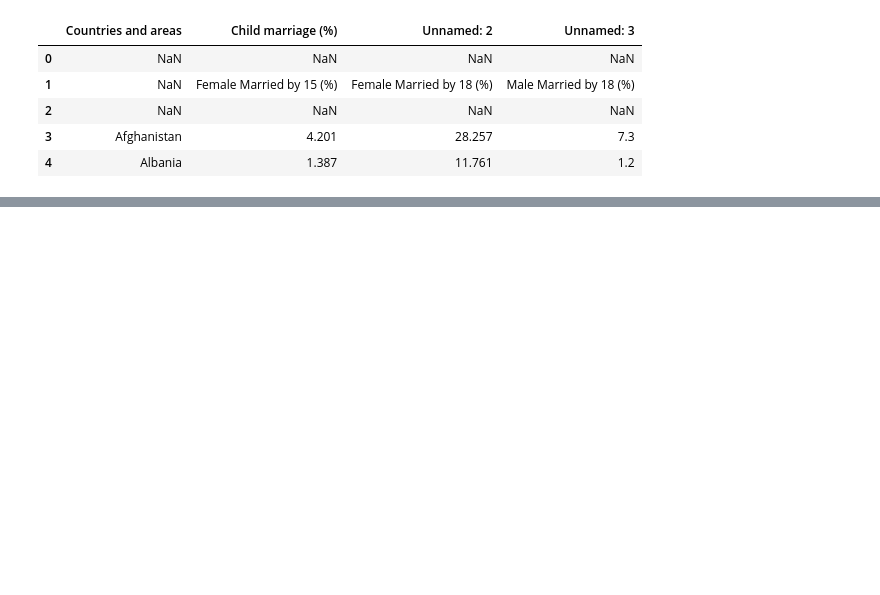
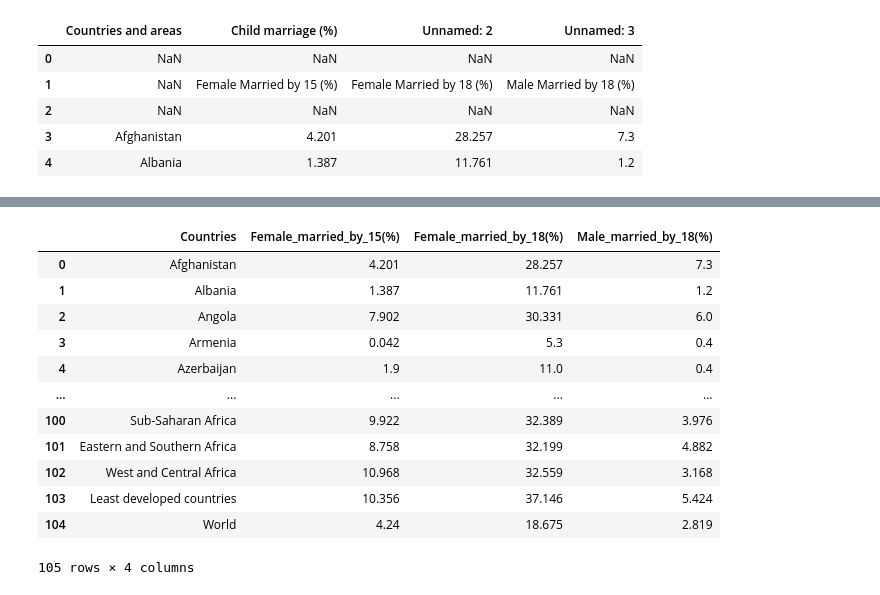
Before and after one commit to shimjide123/datman, a Jupyter notebook: PS3_by_Yu_Nong.ipynb, the cells around one changed output, grey strips where cells are left out. Drawn from its saved outputs; the diff is of its cells as text; code cells hidden in the pictures; blank space fills up the shorter version.

```diff
--- a/PS3_by_Yu_Nong.ipynb
+++ b/PS3_by_Yu_Nong.ipynb
@@ -27,0 +45,3 @@ import numpy as np
+# %%
+Marriage=Marriage.fillna('')
+Marriage.head()
@@ -27,0 +55,6 @@ import numpy as np
+# %%
+for x in Marriage.index:
+ if Marriage.loc[x,"Female_married_by_15(%)"]=='':
+    Marriage.drop(x,inplace=True)
+
+Marriage.head()
@@ -27,0 +85,16 @@ import numpy as np
+# %%
+Marriage.reset_index(drop=True)
+# %% [output]
+|  | Countries | Female_married_by_15(%) | Female_married_by_18(%) | Male_married_by_18(%) |
+| 0 | Afghanistan | 4.201 | 28.257 | 7.3 |
+| 1 | Albania | 1.387 | 11.761 | 1.2 |
+| 2 | Angola | 7.902 | 30.331 | 6.0 |
+| 3 | Armenia | 0.042 | 5.3 | 0.4 |
+| 4 | Azerbaijan | 1.9 | 11.0 | 0.4 |
+| ... | ... | ... | ... | ... |
+| 100 | Sub-Saharan Africa | 9.922 | 32.389 | 3.976 |
+| 101 | Eastern and Southern Africa | 8.758 | 32.199 | 4.882 |
+| 102 | West and Central Africa | 10.968 | 32.559 | 3.168 |
+| 103 | Least developed countries | 10.356 | 37.146 | 5.424 |
+| 104 | World | 4.24 | 18.675 | 2.819 |
+105 rows × 4 columns
```
Also changed, not shown: parts of 16 cells of this notebook.
